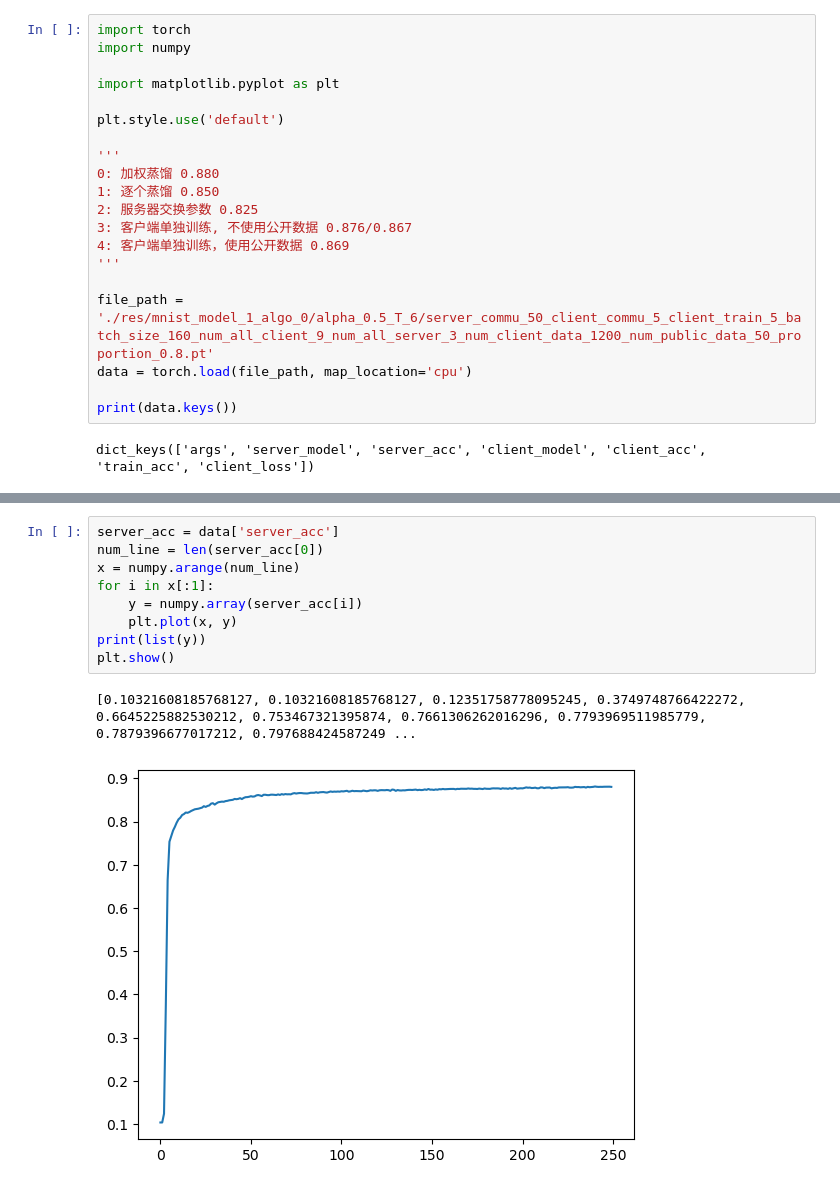
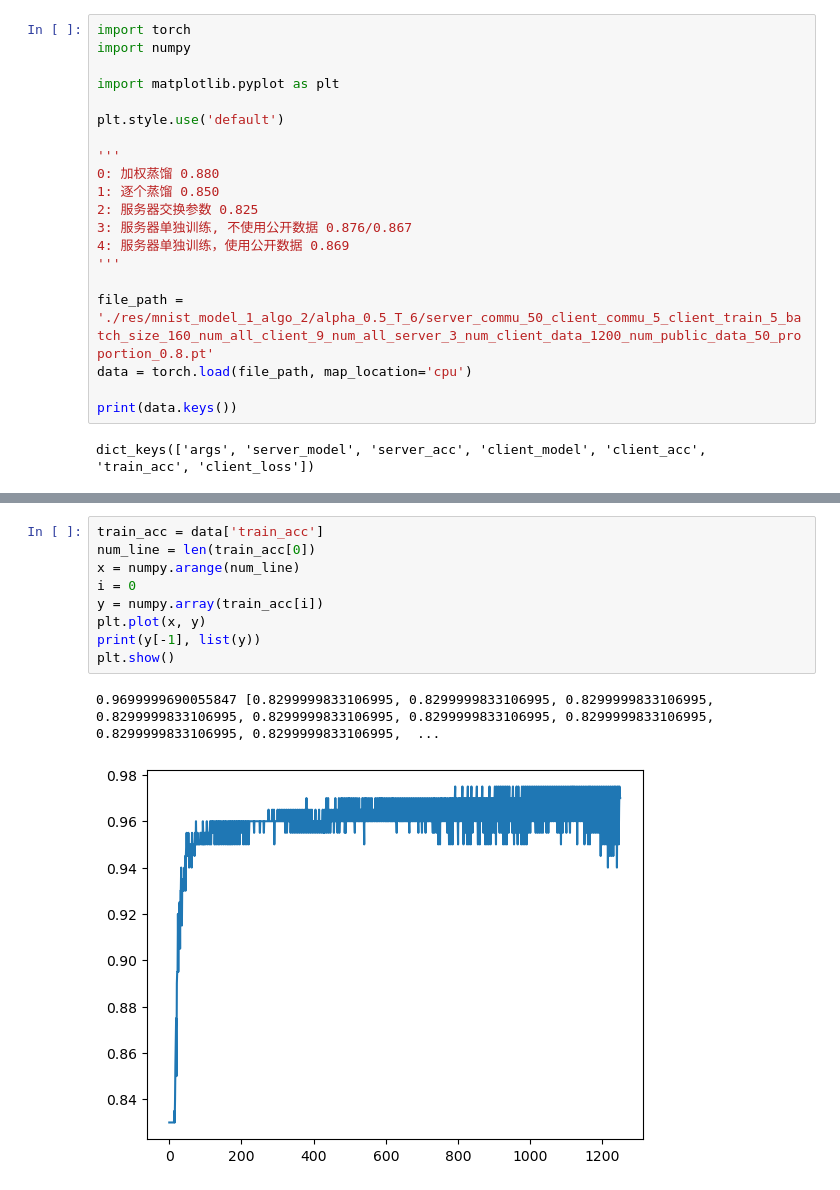
Before and after one commit to Haifeng-Dai/hybrid_fed, a Jupyter notebook: plot.ipynb, the cells around one changed output, grey strips where cells are left out. Drawn from its saved outputs; the diff is of its cells as text.

```diff
--- a/plot.ipynb
+++ b/plot.ipynb
@@ -10,11 +10,11 @@ plt.style.use('default')
 0: 加权蒸馏 0.880
 1: 逐个蒸馏 0.850
 2: 服务器交换参数 0.825
-3: 客户端单独训练, 不使用公开数据 0.876/0.867
-4: 客户端单独训练，使用公开数据 0.869
+3: 服务器单独训练, 不使用公开数据 0.876/0.867
+4: 服务器单独训练，使用公开数据 0.869
 '''
 
-file_path = './res/mnist_model_1_algo_0/alpha_0.5_T_6/server_commu_50_client_commu_5_client_train_5_batch_size_160_num_all_client_9_num_all_server_3_num_client_data_1200_num_public_data_50_proportion_0.8.pt'
+file_path = './res/mnist_model_1_algo_2/alpha_0.5_T_6/server_commu_50_client_commu_5_client_train_5_batch_size_160_num_all_client_9_num_all_server_3_num_client_data_1200_num_public_data_50_proportion_0.8.pt'
 data = torch.load(file_path, map_location='cpu')
 
 print(data.keys())
@@ -52,12 +60,12 @@ plt.show()
 # %%
-server_acc = data['server_acc']
-num_line = len(server_acc[0])
+train_acc = data['train_acc']
+num_line = len(train_acc[0])
 x = numpy.arange(num_line)
-for i in x[:1]:
-    y = numpy.array(server_acc[i])
-    plt.plot(x, y)
-print(list(y))
+i = 0
+y = numpy.array(train_acc[i])
+plt.plot(x, y)
+print(y[-1], list(y))
 plt.show()
 # %% [output]
-[0.10321608185768127, 0.10321608185768127, 0.12351758778095245, 0.3749748766422272, 0.6645225882530212, 0.753467321395874, 0.7661306262016296, 0.7793969511985779, 0.7879396677017212, 0.797688424587249 ...
+0.9699999690055847 [0.8299999833106995, 0.8299999833106995, 0.8299999833106995, 0.8299999833106995, 0.8299999833106995, 0.8299999833106995, 0.8299999833106995, 0.8299999833106995, 0.8299999833106995,  ...
-[figure, old version]
+[figure, new version]
```
Also changed, not shown: parts of 4 cells of this notebook, 16 other files.
